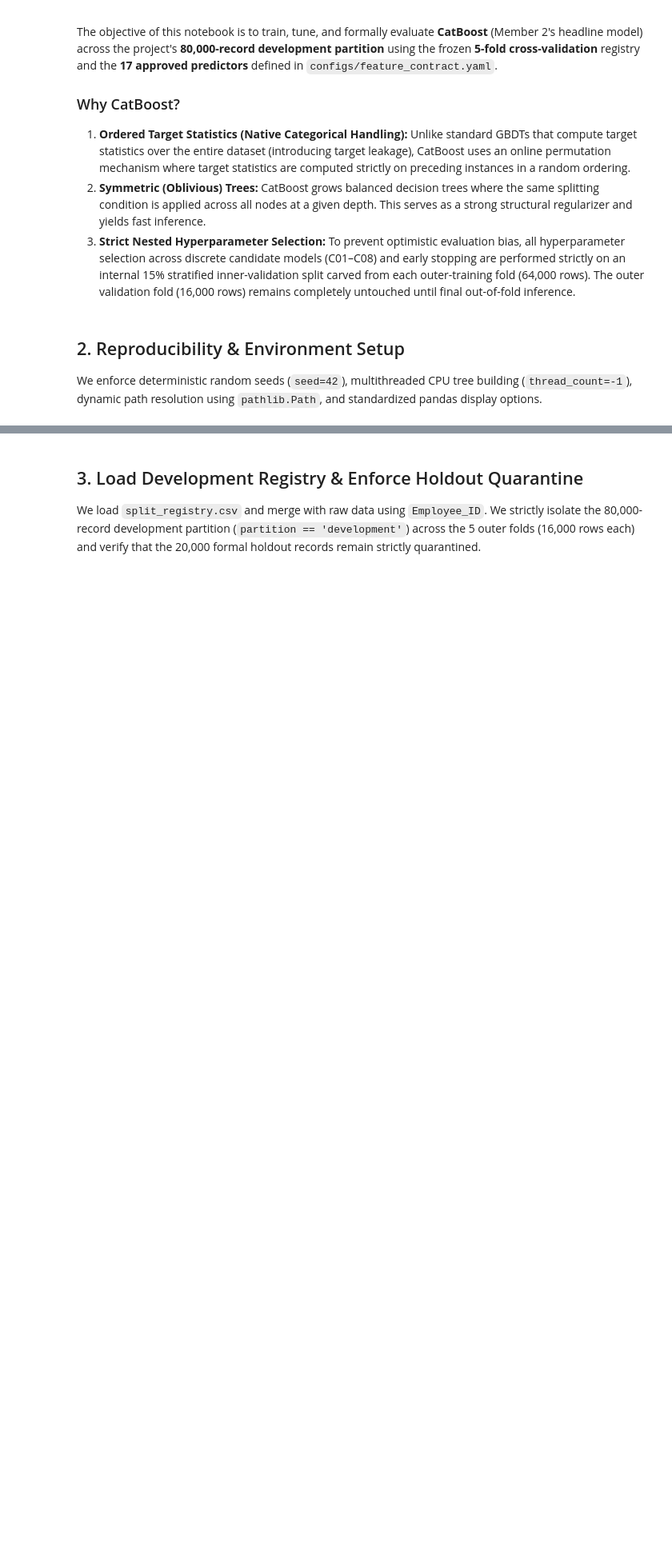
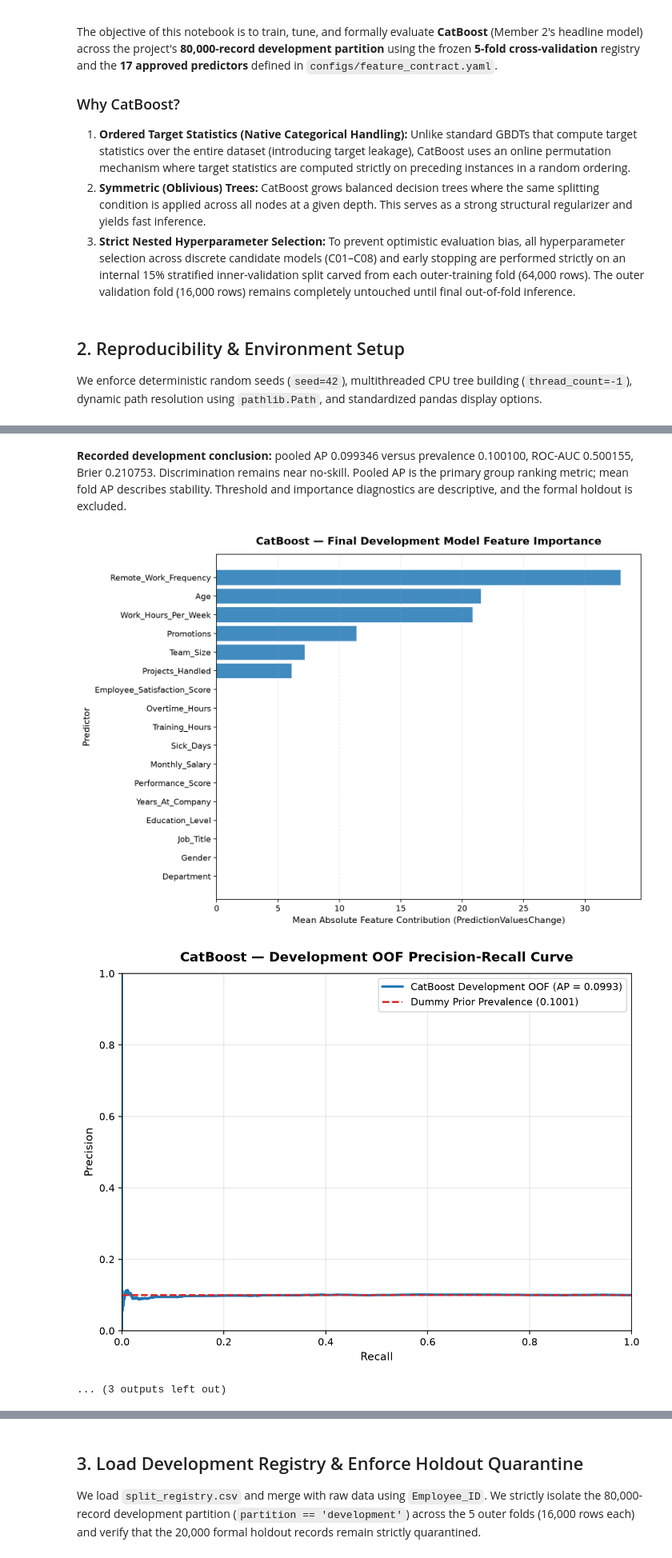
Before and after one commit to Sankalpa-KMCP/Employee_Resignation_Prediction, a Jupyter notebook: notebooks/team_contributions/models/member_2_catboost/06_m2_catboost.ipynb, the cells around one changed output, grey strips where cells are left out. Shown at 80% size. Saved outputs shown, nothing was run; the diff lists cells and outputs as text; code cells hidden in the pictures; blank space fills up the shorter version.

```diff
--- a/notebooks/team_contributions/models/member_2_catboost/06_m2_catboost.ipynb
+++ b/notebooks/team_contributions/models/member_2_catboost/06_m2_catboost.ipynb
@@ -80,11 +80,14 @@ FEATURE_CONTRACT_PATH = PROJECT_ROOT / "configs" / "feature_contract.yaml"
 SPLIT_REGISTRY_PATH = PROJECT_ROOT / "data" / "processed" / "split_registry.csv"
 RAW_DATA_PATH = PROJECT_ROOT / "data" / "raw" / "Extended_Employee_Performance_and_Productivity_Data.csv"
 
-MODELS_DIR = PROJECT_ROOT / "models" / "catboost"
-RESULTS_DIR = PROJECT_ROOT / "results" / "models" / "catboost"
+from src.models.experiment_outputs import create_run_directory
 
-MODELS_DIR.mkdir(parents=True, exist_ok=True)
-RESULTS_DIR.mkdir(parents=True, exist_ok=True)
+RUN_CATBOOST_TRAINING = False
+CANONICAL_RESULTS_DIR = PROJECT_ROOT / "results/models/catboost"
+RESULTS_DIR = create_run_directory(PROJECT_ROOT, "catboost") if RUN_CATBOOST_TRAINING else CANONICAL_RESULTS_DIR
+MODELS_DIR = RESULTS_DIR / "model"
+if RUN_CATBOOST_TRAINING:
+    MODELS_DIR.mkdir(parents=True, exist_ok=False)
 
 print(f"Project Root:      {PROJECT_ROOT}")
 print(f"Models Directory:  {MODELS_DIR}")
@@ -95,0 +105,38 @@ Results Directory: E:\Yasiru's Workload\SLIIT\Y2 S1\AIML\Project\results\models\
+# %%
+if not RUN_CATBOOST_TRAINING:
+    from src.evaluation.inputs import load_saved_model_evidence
+    from src.evaluation.metrics import calculate_binary_metrics
+    from IPython.display import Image, Markdown
+    saved_oof, saved_folds, saved_summary = load_saved_model_evidence(
+        PROJECT_ROOT, 'CatBoost', CANONICAL_RESULTS_DIR,
+        summary_file='catboost_summary_metrics.json',
+    )
+    saved_pooled = calculate_binary_metrics(saved_oof.y_true, saved_oof.y_probability)
+    display(pd.DataFrame([saved_pooled]))
+    display(saved_folds)
+    print('Recorded feature importance (separate C03 explanation fit)')
+    display(pd.read_csv(CANONICAL_RESULTS_DIR / 'catboost_feature_importance.csv'))
+    print('Recorded runtime')
+    display(pd.read_csv(CANONICAL_RESULTS_DIR / 'catboost_runtime_efficiency.csv'))
+    print('Recorded artifact inventory; file availability is checked below')
+    display(pd.read_csv(CANONICAL_RESULTS_DIR / 'catboost_output_manifest.csv'))
+    display(Markdown(
+        f"**Recorded development conclusion:** pooled AP {saved_pooled['average_precision']:.6f} "
+        f"versus prevalence {saved_oof.y_true.mean():.6f}, ROC-AUC {saved_pooled['roc_auc']:.6f}, "
+        f"Brier {saved_pooled['brier_score']:.6f}. Discrimination remains near no-skill. "
+        "Pooled AP is the primary group ranking metric; mean fold AP describes stability. "
+        "Threshold and importance diagnostics are descriptive, and the formal holdout is excluded."
+    ))
+    for filename in ['figure_01_catboost_feature_importance.png', 'figure_02_catboost_precision_recall_curves.png', 'figure_03_catboost_confusion_matrix.png']:
+        image_path = CANONICAL_RESULTS_DIR / filename
+        if image_path.is_file():
+            display(Image(filename=str(image_path)))
+        else:
+            print(f"Recorded figure unavailable in this checkout: {filename}")
+    recorded_inventory = pd.read_csv(CANONICAL_RESULTS_DIR / "catboost_output_manifest.csv")
+    availability = recorded_inventory[["relative_path"]].drop_duplicates().copy()
+    availability["available_in_checkout"] = availability.relative_path.map(lambda p: (PROJECT_ROOT / p.replace("\\", "/")).is_file())
+    display(availability)
+
+    print("Saved evidence validated. No training, serialization or exports performed.")
+# %% [output]
@@ -95,0 +192,4 @@ Results Directory: E:\Yasiru's Workload\SLIIT\Y2 S1\AIML\Project\results\models\
+**Recorded development conclusion:** pooled AP 0.099346 versus prevalence 0.100100, ROC-AUC 0.500155, Brier 0.210753. Discrimination remains near no-skill. Pooled AP is the primary group ranking metric; mean fold AP describes stability. Threshold and importance diagnostics are descriptive, and the formal holdout is excluded.
+[figure, added]
+[figure, added]
+... (3 outputs left out)
```
Also changed, not shown: parts of 22 cells of this notebook, 8 other files.
